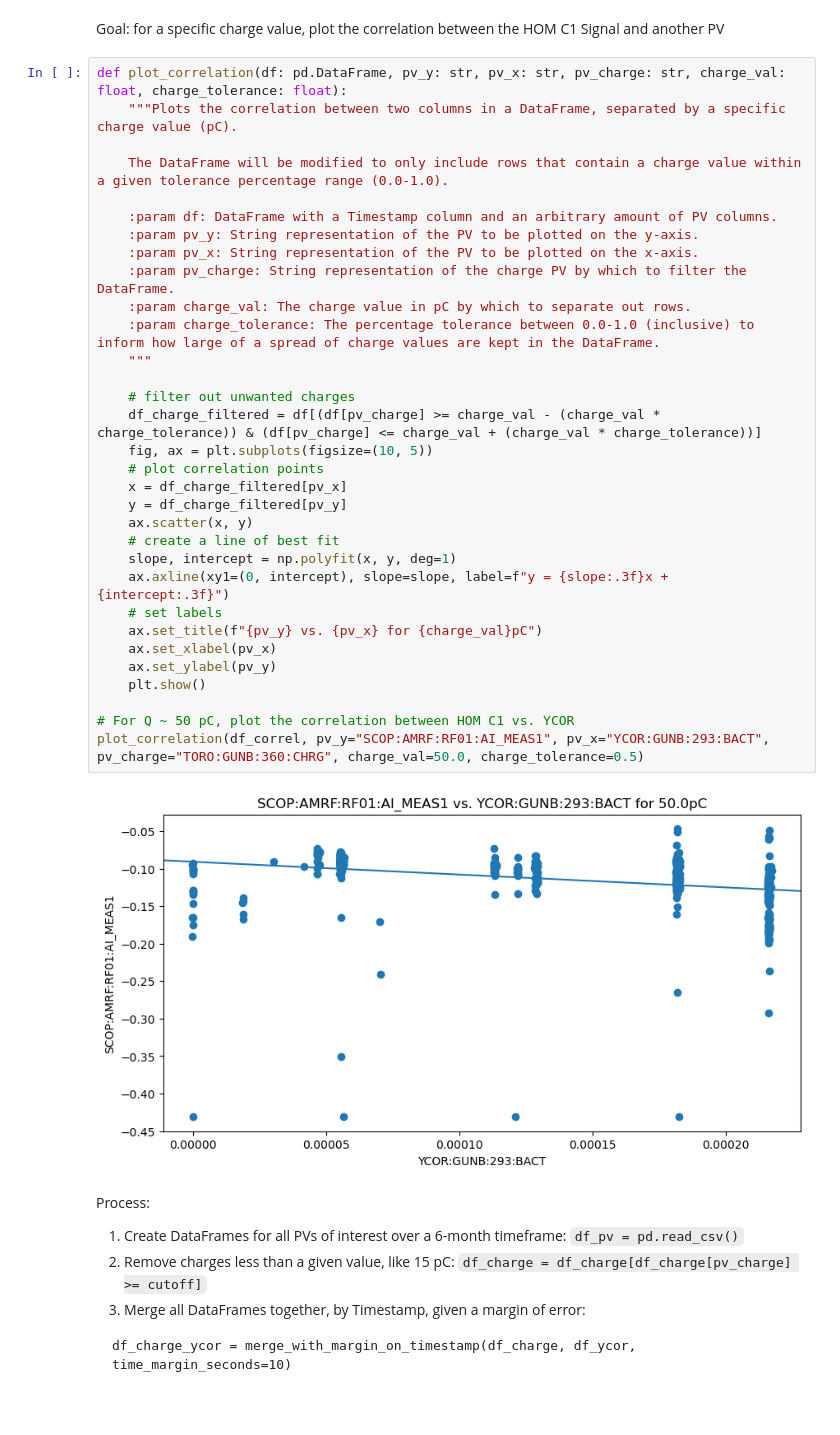
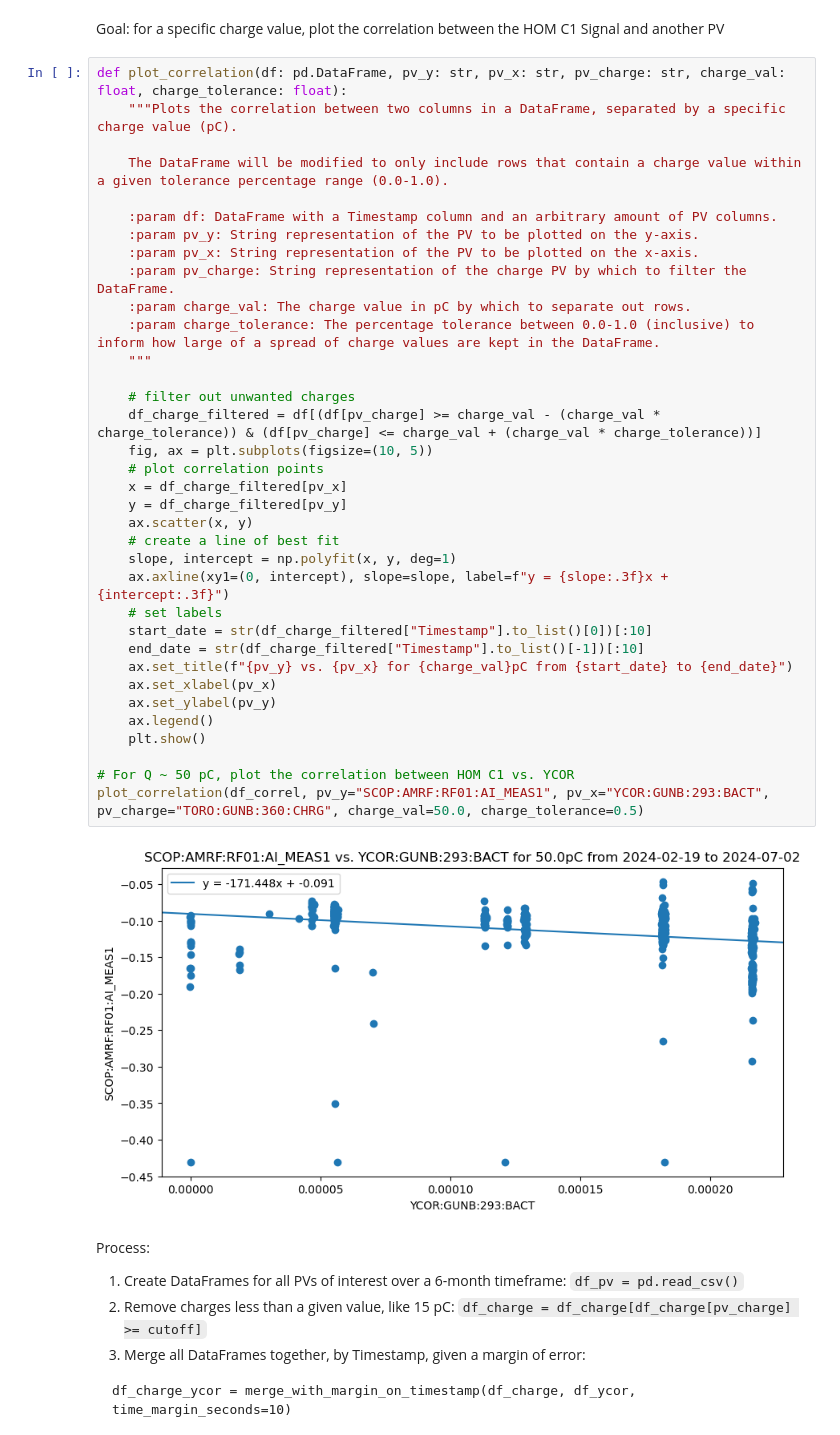
Before and after one commit to jpgtordilla/hombom24, a Jupyter notebook: archive-analysis/lcls-tools-plots/charge_separated_plots/develop_epics_archiver_filter.ipynb, the cells around one changed output. Cells and saved outputs as stored; diff of their text form; blank space fills up the shorter version.

Commit message:
added title and label for slope

```diff
--- a/archive-analysis/lcls-tools-plots/charge_separated_plots/develop_epics_archiver_filter.ipynb
+++ b/archive-analysis/lcls-tools-plots/charge_separated_plots/develop_epics_archiver_filter.ipynb
@@ -136,35 +136,38 @@ def plot_correlation(df: pd.DataFrame, pv_y: str, pv_x: str, pv_charge: str, cha
     """Plots the correlation between two columns in a DataFrame, separated by a specific charge value (pC).
 
     The DataFrame will be modified to only include rows that contain a charge value within a given tolerance percentage range (0.0-1.0).
 
     :param df: DataFrame with a Timestamp column and an arbitrary amount of PV columns.
     :param pv_y: String representation of the PV to be plotted on the y-axis.
     :param pv_x: String representation of the PV to be plotted on the x-axis.
     :param pv_charge: String representation of the charge PV by which to filter the DataFrame.
     :param charge_val: The charge value in pC by which to separate out rows.
     :param charge_tolerance: The percentage tolerance between 0.0-1.0 (inclusive) to inform how large of a spread of charge values are kept in the DataFrame.
     """
 
     # filter out unwanted charges
     df_charge_filtered = df[(df[pv_charge] >= charge_val - (charge_val * charge_tolerance)) & (df[pv_charge] <= charge_val + (charge_val * charge_tolerance))]
     fig, ax = plt.subplots(figsize=(10, 5))
     # plot correlation points
     x = df_charge_filtered[pv_x]
     y = df_charge_filtered[pv_y]
     ax.scatter(x, y)
     # create a line of best fit
     slope, intercept = np.polyfit(x, y, deg=1)
     ax.axline(xy1=(0, intercept), slope=slope, label=f"y = {slope:.3f}x + {intercept:.3f}")
     # set labels
-    ax.set_title(f"{pv_y} vs. {pv_x} for {charge_val}pC")
+    start_date = str(df_charge_filtered["Timestamp"].to_list()[0])[:10]
+    end_date = str(df_charge_filtered["Timestamp"].to_list()[-1])[:10]
+    ax.set_title(f"{pv_y} vs. {pv_x} for {charge_val}pC from {start_date} to {end_date}")
     ax.set_xlabel(pv_x)
     ax.set_ylabel(pv_y)
+    ax.legend()
     plt.show()
 
 # For Q ~ 50 pC, plot the correlation between HOM C1 vs. YCOR
 plot_correlation(df_correl, pv_y="SCOP:AMRF:RF01:AI_MEAS1", pv_x="YCOR:GUNB:293:BACT", pv_charge="TORO:GUNB:360:CHRG", charge_val=50.0, charge_tolerance=0.5)
 # %% [output]
-[figure, old version]
+[figure, new version]
 # %% [markdown]
 Process:
 1. Create DataFrames for all PVs of interest over a 6-month timeframe: `df_pv = pd.read_csv()`
```
